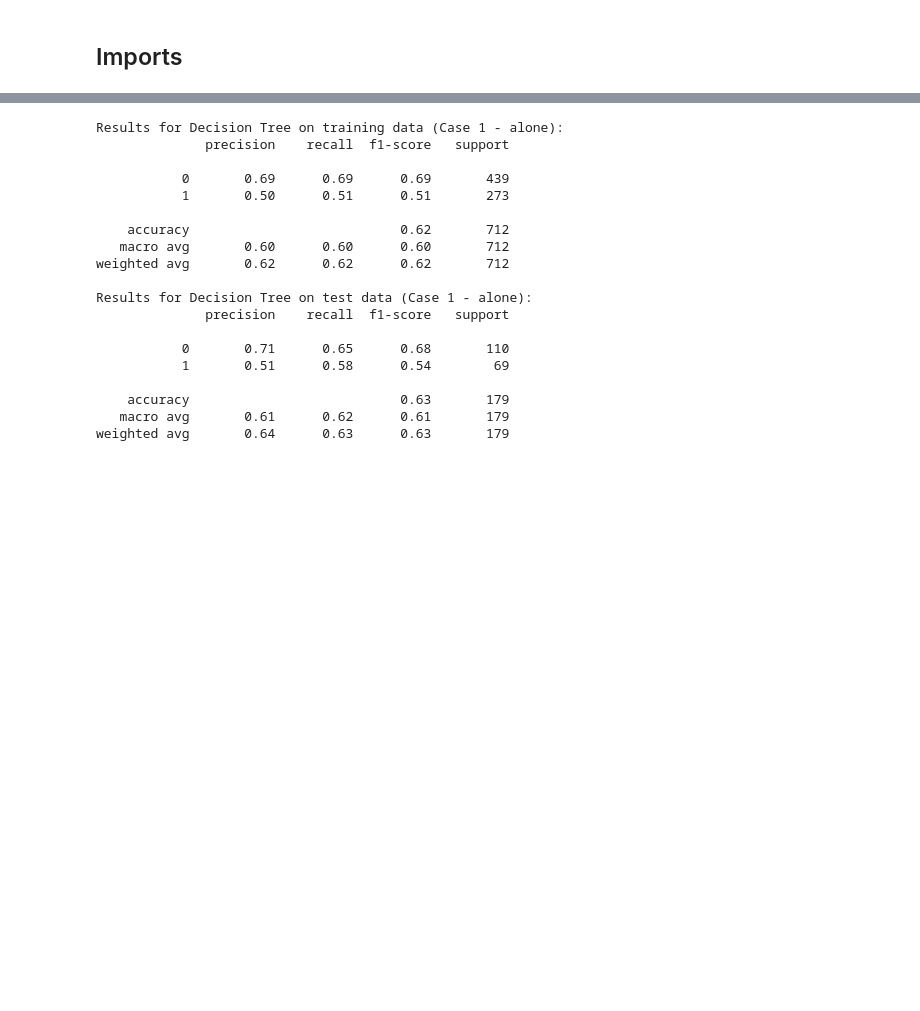
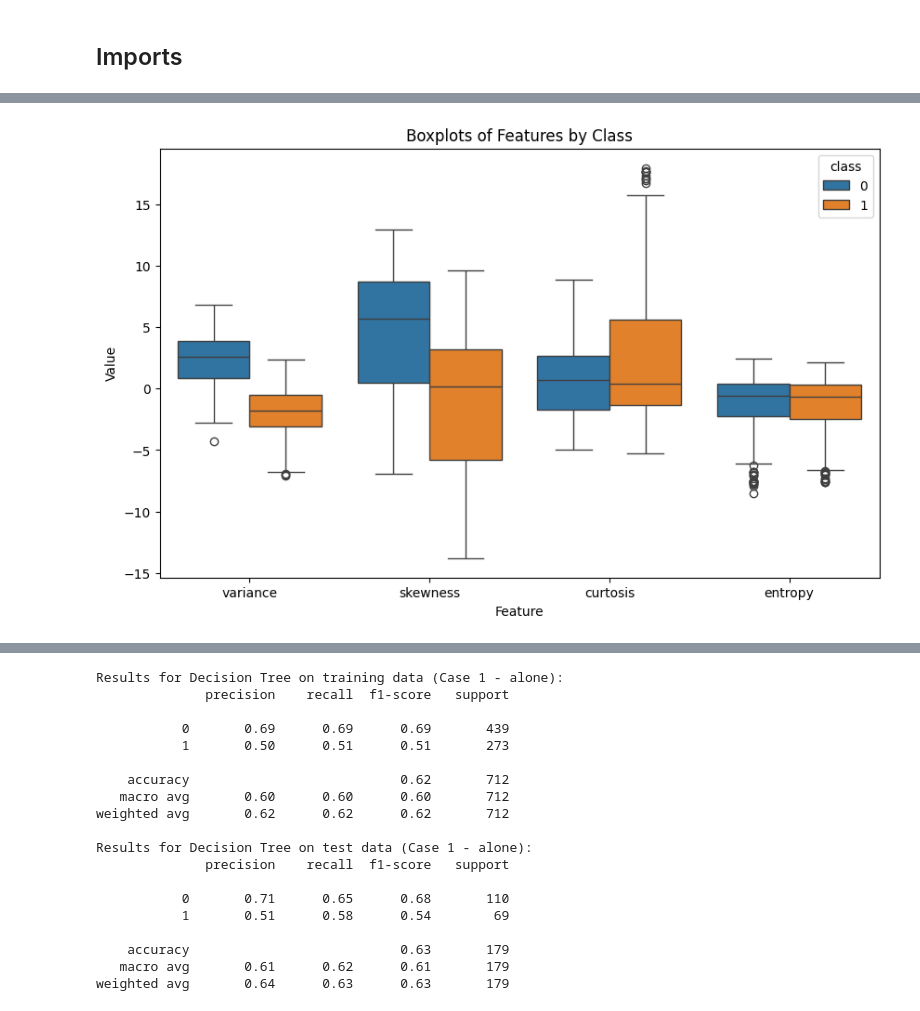
Before and after one commit to bfuemmeler/mlmidterm, a Jupyter notebook: notebook/midterm.ipynb, the cells around one changed output, grey strips where cells are left out. Cells and saved outputs as stored; diff of their text form; code cells hidden in the pictures; blank space fills up the shorter version.

```diff
--- a/notebook/midterm.ipynb
+++ b/notebook/midterm.ipynb
@@ -55,0 +140,9 @@ data_frame["age"] = data_frame["age"].fillna(median_age)
+# %%
+# Boxplot - to compare class-wise distributions and spot outliers
+plt.figure(figsize=(10,6))
+sns.boxplot(data=df.melt(id_vars="class", var_name="Feature", value_name="Value"),
+            x="Feature", y="Value", hue="class")
+plt.title("Boxplots of Features by Class")
+plt.show()
+# %% [output]
+[figure, added]
```
Also changed, not shown: parts of 48 cells of this notebook, 1 other file.
